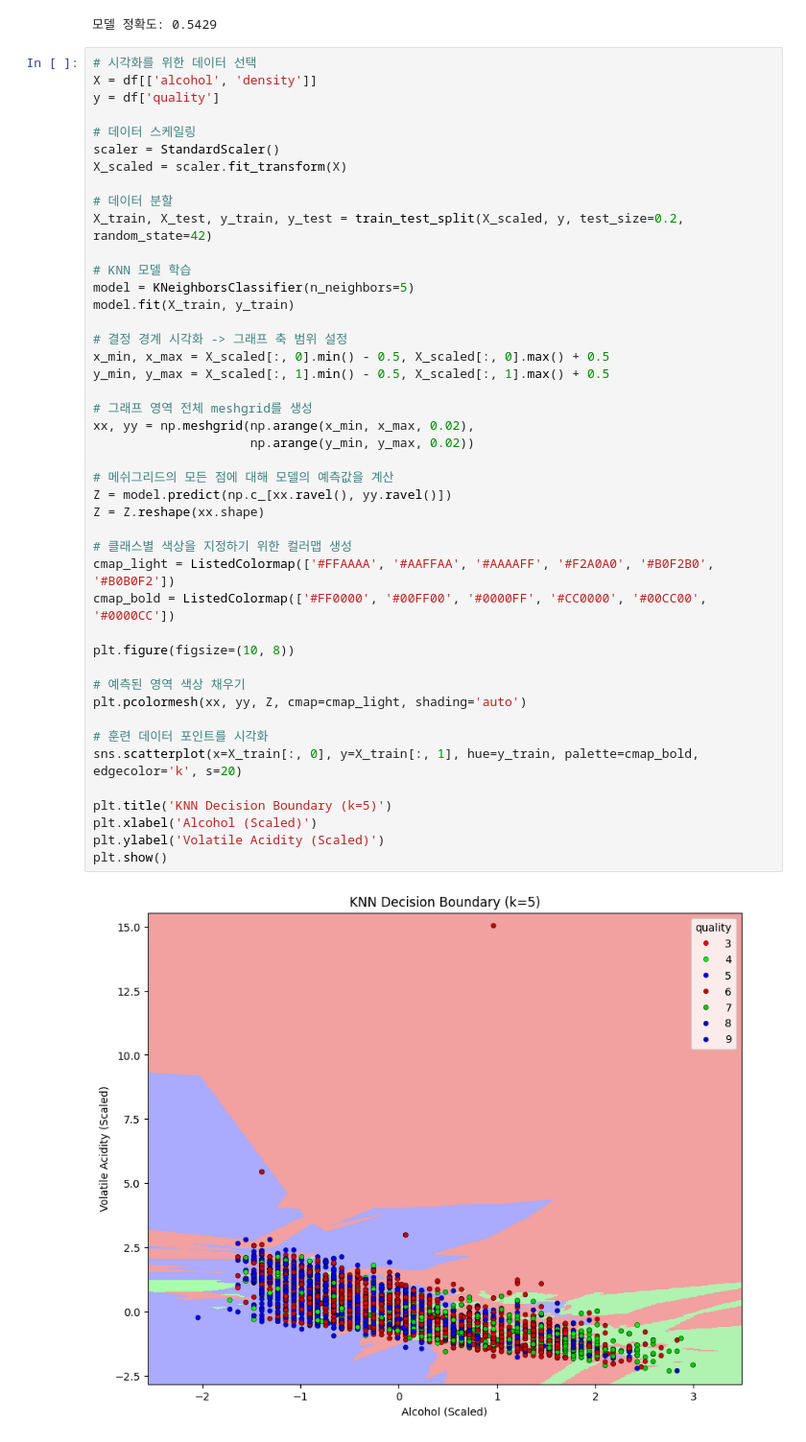
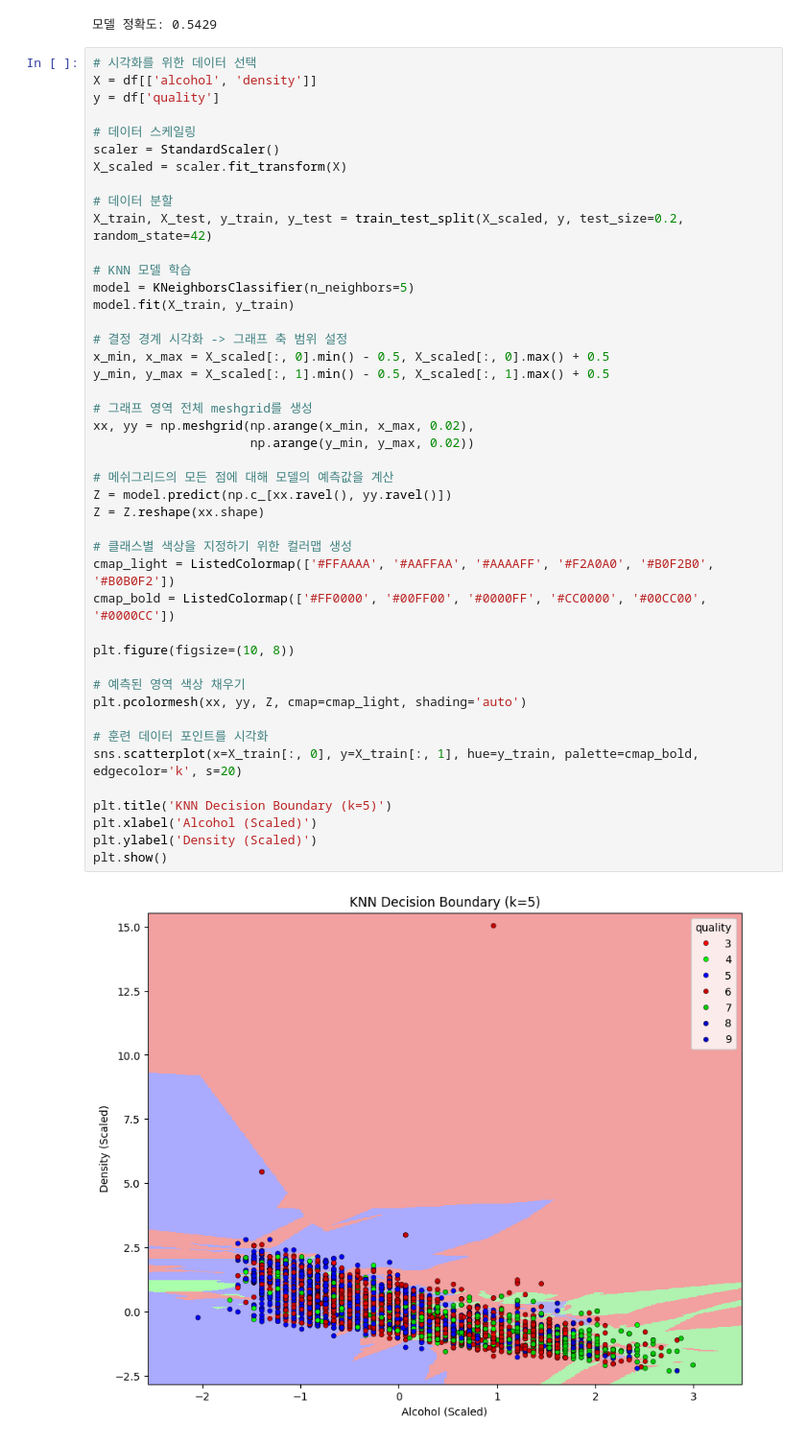
Before and after one commit to mingyu1021/AI-class, a Jupyter notebook: 4week/winequality_with_KNN.ipynb, the cells around one changed output. Shown at 96% size. Saved outputs shown, nothing was run; the diff lists cells and outputs as text.

```diff
--- a/4week/winequality_with_KNN.ipynb
+++ b/4week/winequality_with_KNN.ipynb
@@ -157,32 +157,32 @@ model = KNeighborsClassifier(n_neighbors=5)
 model.fit(X_train, y_train)
 
 # 결정 경계 시각화 -> 그래프 축 범위 설정
 x_min, x_max = X_scaled[:, 0].min() - 0.5, X_scaled[:, 0].max() + 0.5
 y_min, y_max = X_scaled[:, 1].min() - 0.5, X_scaled[:, 1].max() + 0.5
 
 # 그래프 영역 전체 meshgrid를 생성
 xx, yy = np.meshgrid(np.arange(x_min, x_max, 0.02),
                      np.arange(y_min, y_max, 0.02))
 
 # 메쉬그리드의 모든 점에 대해 모델의 예측값을 계산
 Z = model.predict(np.c_[xx.ravel(), yy.ravel()])
 Z = Z.reshape(xx.shape)
 
 # 클래스별 색상을 지정하기 위한 컬러맵 생성
 cmap_light = ListedColormap(['#FFAAAA', '#AAFFAA', '#AAAAFF', '#F2A0A0', '#B0F2B0', '#B0B0F2'])
 cmap_bold = ListedColormap(['#FF0000', '#00FF00', '#0000FF', '#CC0000', '#00CC00', '#0000CC'])
 
 plt.figure(figsize=(10, 8))
 
 # 예측된 영역 색상 채우기
 plt.pcolormesh(xx, yy, Z, cmap=cmap_light, shading='auto')
 
 # 훈련 데이터 포인트를 시각화
 sns.scatterplot(x=X_train[:, 0], y=X_train[:, 1], hue=y_train, palette=cmap_bold, edgecolor='k', s=20)
 
 plt.title('KNN Decision Boundary (k=5)')
 plt.xlabel('Alcohol (Scaled)')
-plt.ylabel('Volatile Acidity (Scaled)')
+plt.ylabel('Density (Scaled)')
 plt.show()
 # %% [output]
-[figure, old version]
+[figure, new version]
```
